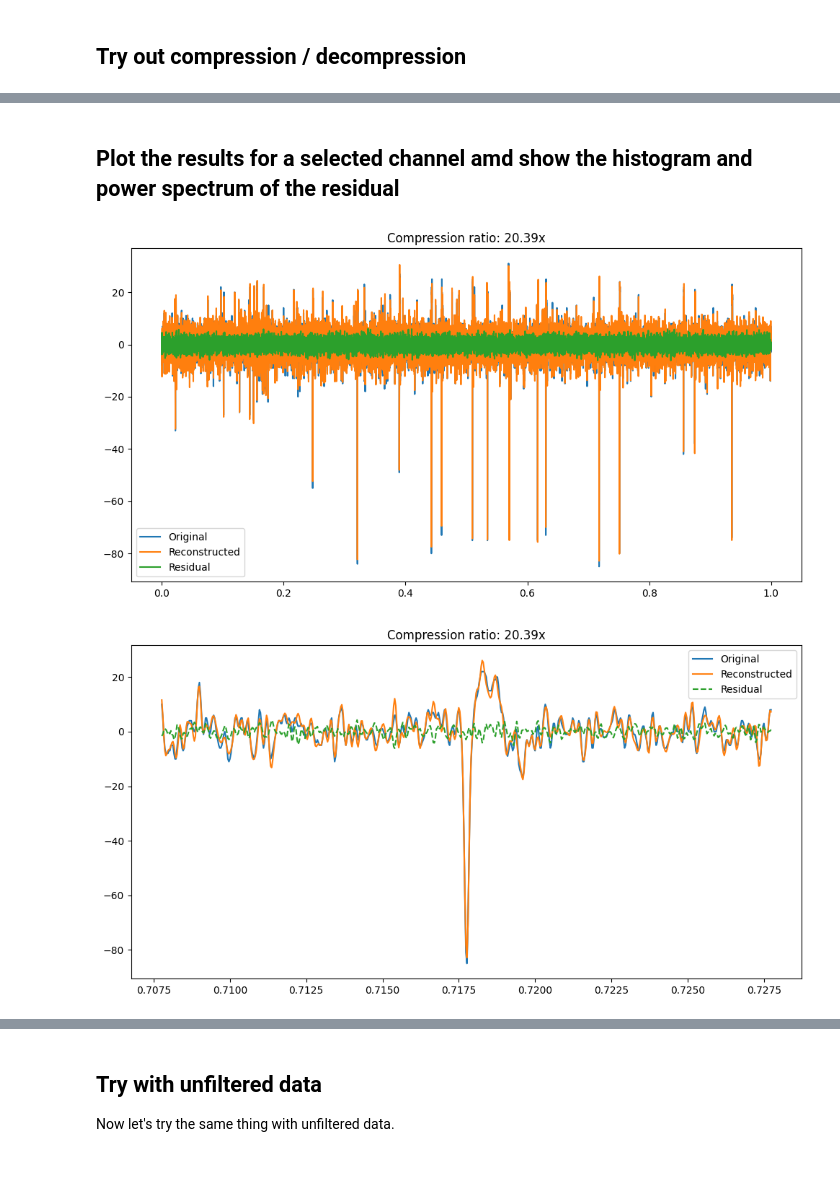
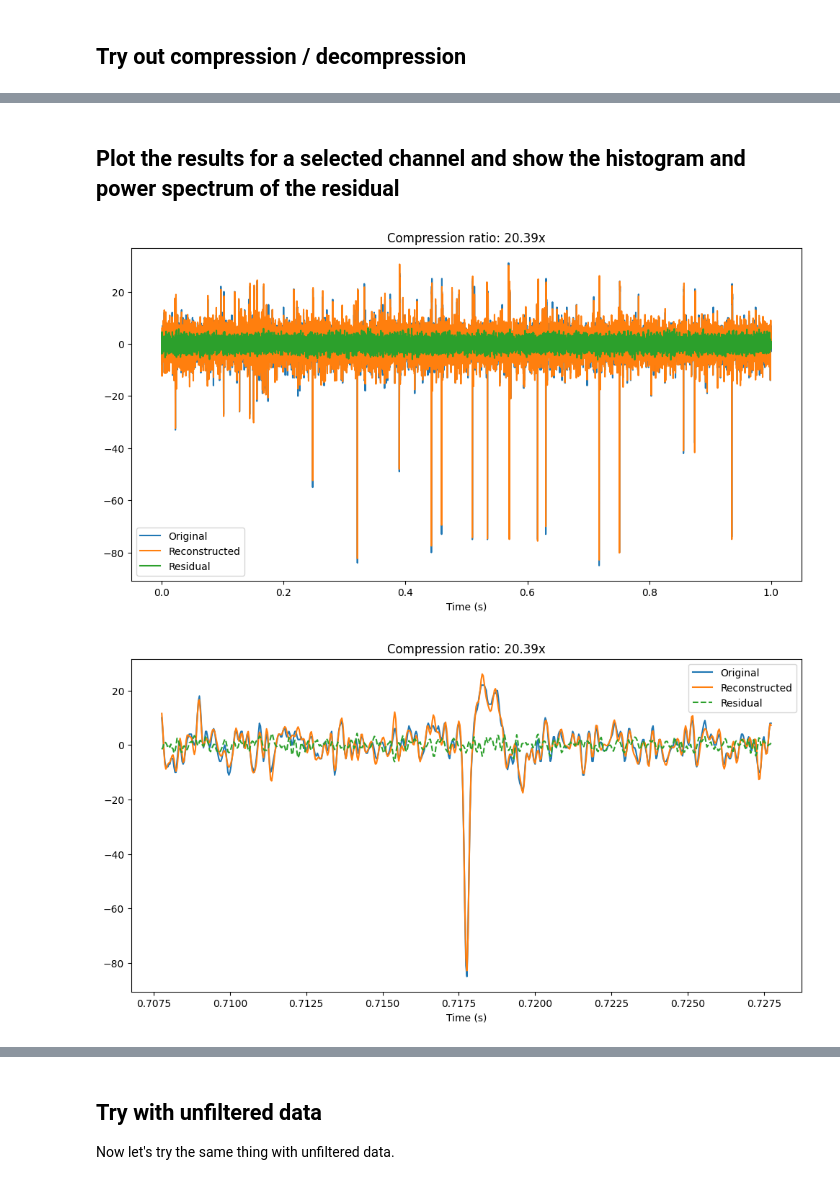
Before and after one commit to magland/qfc, a Jupyter notebook: qfc.ipynb, the cells around one changed output, grey strips where cells are left out. Drawn from its saved outputs; the diff is of its cells as text; code cells hidden in the pictures.

```diff
--- a/qfc.ipynb
+++ b/qfc.ipynb
@@ -217,6 +217,6 @@ Decompression time: 0.2863600254058838 seconds
 Std. dev. of residual: 1.6221313000244646
 # %% [markdown]
-## Plot the results for a selected channel amd show the histogram and power spectrum of the residual
+## Plot the results for a selected channel and show the histogram and power spectrum of the residual
 # %%
 channel = 190
 
@@ -226,6 +226,7 @@ plt.plot(grid, x[:, channel], label="Original")
 plt.plot(grid, x_recon[:, channel], label="Reconstructed")
 plt.plot(grid, resid[:, channel], label="Residual")
 plt.title(f'Compression ratio: {compression_ratio:.2f}x')
+plt.xlabel('Time (s)')
 plt.legend()
 plt.show()
 
@@ -237,6 +238,7 @@ plt.plot(grid[rng[0]:rng[1]], x[rng[0]:rng[1], channel], label="Original")
 plt.plot(grid[rng[0]:rng[1]], x_recon[rng[0]:rng[1], channel], label="Reconstructed")
 plt.plot(grid[rng[0]:rng[1]], resid[rng[0]:rng[1], channel], '--', label="Residual")
 plt.title(f'Compression ratio: {compression_ratio:.2f}x')
+plt.xlabel('Time (s)')
 plt.legend()
 plt.show()
 
@@ -248,32 +250,33 @@ plt.plot(grid[rng[0]:rng[1]], x[rng[0]:rng[1], channel], label="Original")
 plt.plot(grid[rng[0]:rng[1]], x_recon[rng[0]:rng[1], channel], label="Reconstructed")
 plt.plot(grid[rng[0]:rng[1]], resid[rng[0]:rng[1], channel], '--', label="Residual")
 plt.title(f'Compression ratio: {compression_ratio:.2f}x')
+plt.xlabel('Time (s)')
 plt.legend()
 
 # Show the histogram of the residuals
 
 plt.figure()
 plt.hist(resid[:, channel], bins=100)
 plt.title("Histogram of the residuals")
 plt.show()
 
 fig, axs = plt.subplots(3, 1, figsize=(1000/100, 600/100), dpi=100)
 
 # Power spectrum of original signal
 axs[0].plot(np.abs(np.fft.rfft(x[:, channel])))
 axs[0].set_title('Power spectrum of original signal')
 
 # Power spectrum of reconstructed signal
 axs[1].plot(np.abs(np.fft.rfft(x_recon[:, channel])))
 axs[1].set_title('Power spectrum of reconstructed signal')
 
 # Power spectrum of residual signal
 axs[2].plot(np.abs(np.fft.rfft(resid[:, channel])))
 axs[2].set_title('Power spectrum of residual signal')
 
 # Display the plot
 plt.tight_layout()
 plt.show()
 # %% [output]
-[figure, old version]
+[figure, new version]
-[figure, old version]
+[figure, new version]
```
Also changed, not shown: parts of 5 cells of this notebook.
